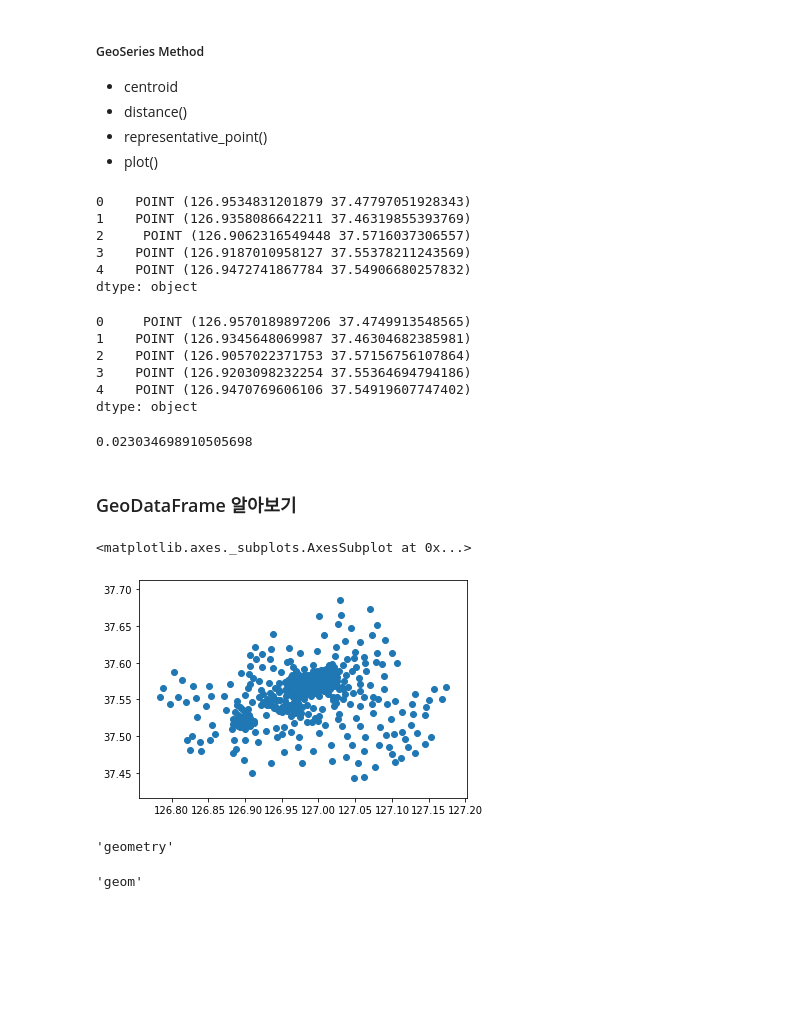
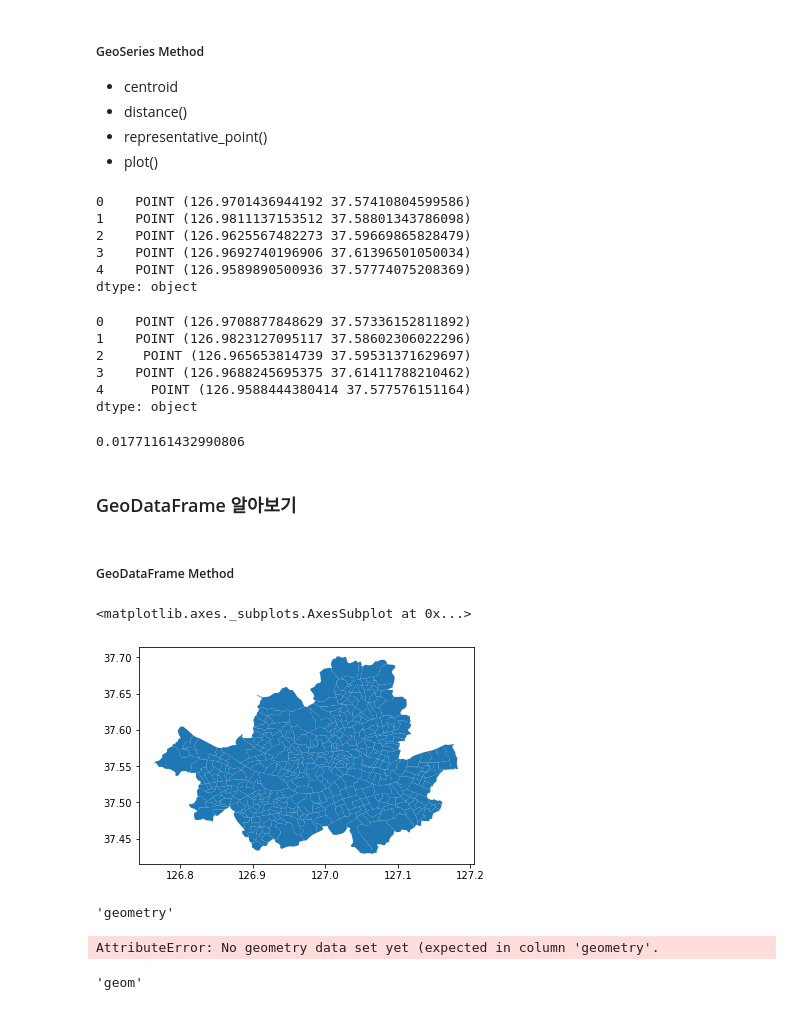
Before and after one commit to rollinstar/gpd_example, a Jupyter notebook: (Basic)Geospatial_Data_with_Python_1st.ipynb, the cells around one changed output. Drawn from its saved outputs; the diff is of its cells as text; code cells hidden in the pictures; blank space fills up the shorter version.

```diff
--- a/(Basic)Geospatial_Data_with_Python_1st.ipynb
+++ b/(Basic)Geospatial_Data_with_Python_1st.ipynb
@@ -23,7 +37,7 @@ import geopandas as gpd
 # %%
-# 서울시 법정동 .shp파일
-_seoul_umd = './maps/LSMD_ADM_SECT_UMD_11/LSMD_ADM_SECT_UMD_11_MOD.shp'
+# _02 서울시 행정동 .shp파일
+_h_dong = './maps/seoul_h_dong/seoul_h_dong.shp'
 # %%
-# 지도 파일을 불러와 GeoDataFrame 생성하기
-seoul_umd_gdf = gpd.read_file(_seoul_umd)
+# _03 지도 파일을 불러와 GeoDataFrame 생성하기
+seoul_h_dong_gdf = gpd.read_file(_h_dong)
 # %%
@@ -162,40 +234,44 @@ array([126.7644839 ,  37.42829722, 127.18379493,  37.70145496])
 * representative_point()
 * plot()
 # %%
-# 폴리곤 중심점
-seoul_umd_gdf['geometry'].centroid[:5]
+# _01 폴리곤 중심점
+seoul_h_dong_gdf['geometry'].centroid[:5]
 # %% [output]
-0    POINT (126.9534831201879 37.47797051928343)
-1    POINT (126.9358086642211 37.46319855393769)
-2     POINT (126.9062316549448 37.5716037306557)
-3    POINT (126.9187010958127 37.55378211243569)
-4    POINT (126.9472741867784 37.54906680257832)
+0    POINT (126.9701436944192 37.57410804599586)
+1    POINT (126.9811137153512 37.58801343786098)
+2    POINT (126.9625567482273 37.59669865828479)
+3    POINT (126.9692740196906 37.61396501050034)
+4    POINT (126.9589890500936 37.57774075208369)
 dtype: object
 # %%
-seoul_umd_gdf['geometry'].representative_point()[:5]
+# _02 폴리곤 내 Point
+seoul_h_dong_gdf['geometry'].representative_point()[:5]
 # %% [output]
-0     POINT (126.9570189897206 37.4749913548565)
-1    POINT (126.9345648069987 37.46304682385981)
-2    POINT (126.9057022371753 37.57156756107864)
-3    POINT (126.9203098232254 37.55364694794186)
-4    POINT (126.9470769606106 37.54919607747402)
+0    POINT (126.9708877848629 37.57336152811892)
+1    POINT (126.9823127095117 37.58602306022296)
+2     POINT (126.965653814739 37.59531371629697)
+3    POINT (126.9688245695375 37.61411788210462)
+4      POINT (126.9588444380414 37.577576151164)
 dtype: object
 # %%
-# 두점 거리 계산하기
-start_point = seoul_umd_gdf['geometry'].centroid[0]
-end_point = seoul_umd_gdf['geometry'].centroid[1]
+# _03 두점 거리 계산하기
+start_point = seoul_h_dong_gdf['geometry'].centroid[0]
+end_point = seoul_h_dong_gdf['geometry'].centroid[1]
 
 start_point.distance(end_point)
 # %% [output]
-0.023034698910505698
+0.01771161432990806
 # %% [markdown]
 ### GeoDataFrame 알아보기
+# %% [markdown]
+##### GeoDataFrame Method
 # %%
 # !pip3 install descartes
 # %%
-# 지도 시각화
-seoul_umd_gdf.plot()
+# _01 지도 그리기
+%matplotlib inline
+seoul_h_dong_gdf.plot()
 # %% [output]
 <matplotlib.axes._subplots.AxesSubplot at 0x...>
-[figure, old version]
+[figure, new version]
 # %%
@@ -209 +285,6 @@ seoul_umd_gdf = seoul_umd_gdf.rename(columns={'geometry': 'geom'})
+# %%
+# GeoDataFrame의 gemetry 확인하기
+seoul_h_dong_gdf.geometry.name
+# %% [output]
+AttributeError: No geometry data set yet (expected in column 'geometry'.
 # %%
```
Also changed, not shown: parts of 44 cells of this notebook, 21 other files.
